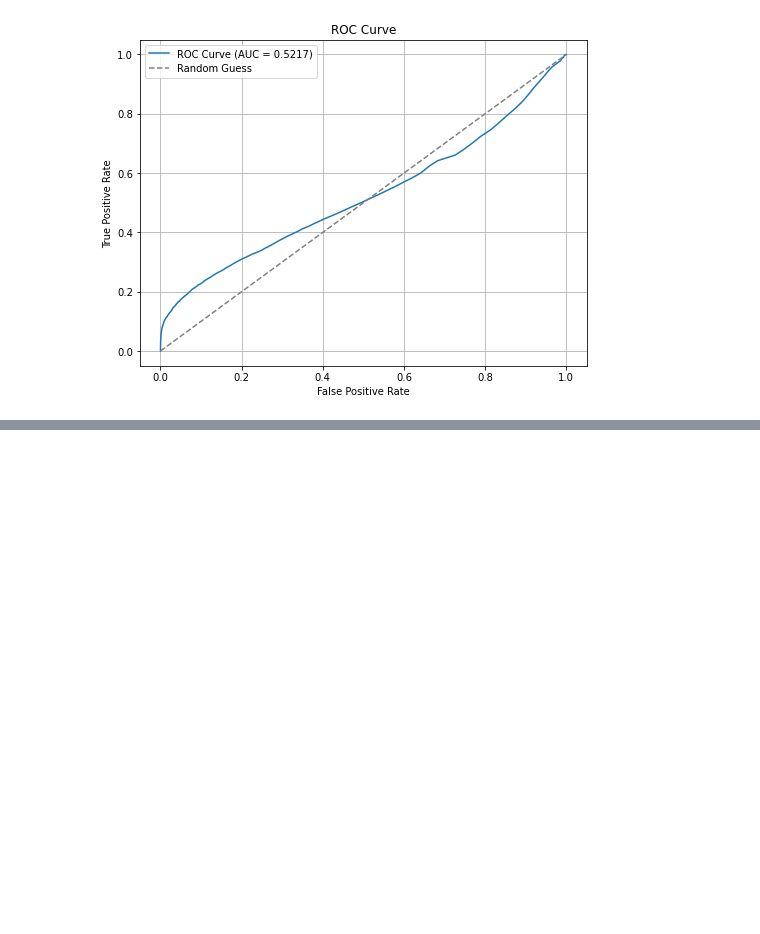
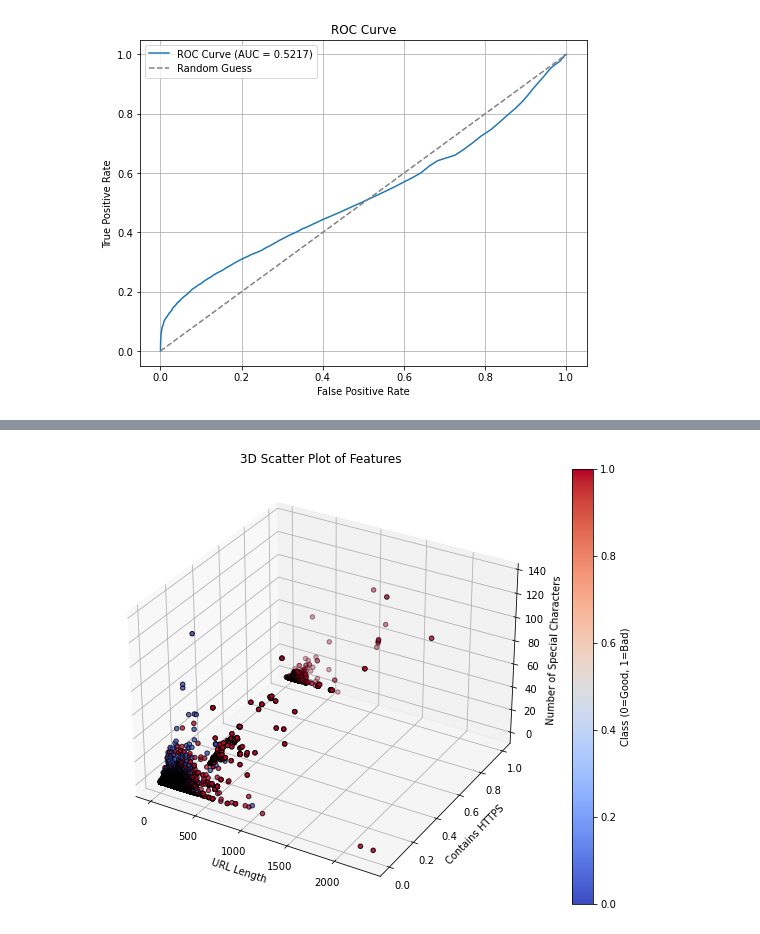
Before and after one commit to jameslrivera/Classifying-Phishing-URLs, a Jupyter notebook: Logistic_Regression.ipynb, the cells around one changed output, grey strips where cells are left out. Drawn from its saved outputs; the diff is of its cells as text; code cells hidden in the pictures; blank space fills up the shorter version.

```diff
--- a/Logistic_Regression.ipynb
+++ b/Logistic_Regression.ipynb
@@ -121,0 +186,20 @@ plt.show()
+# %%
+from mpl_toolkits.mplot3d import Axes3D
+
+# Create a 3D scatter plot of the features
+fig = plt.figure(figsize=(12, 8))
+ax = fig.add_subplot(111, projection='3d')
+
+# Scatter points
+scatter = ax.scatter(X_np[:, 0], X_np[:, 1], X_np[:, 2], c=y_np, cmap=plt.cm.coolwarm, edgecolor='k')
+
+# Label axes
+ax.set_xlabel('URL Length')
+ax.set_ylabel('Contains HTTPS')
+ax.set_zlabel('Number of Special Characters')
+ax.set_title('3D Scatter Plot of Features')
+
+plt.colorbar(scatter, ax=ax, label="Class (0=Good, 1=Bad)")
+plt.show()
+# %% [output]
+[figure, added]
```
Also changed, not shown: parts of 3 cells of this notebook.
